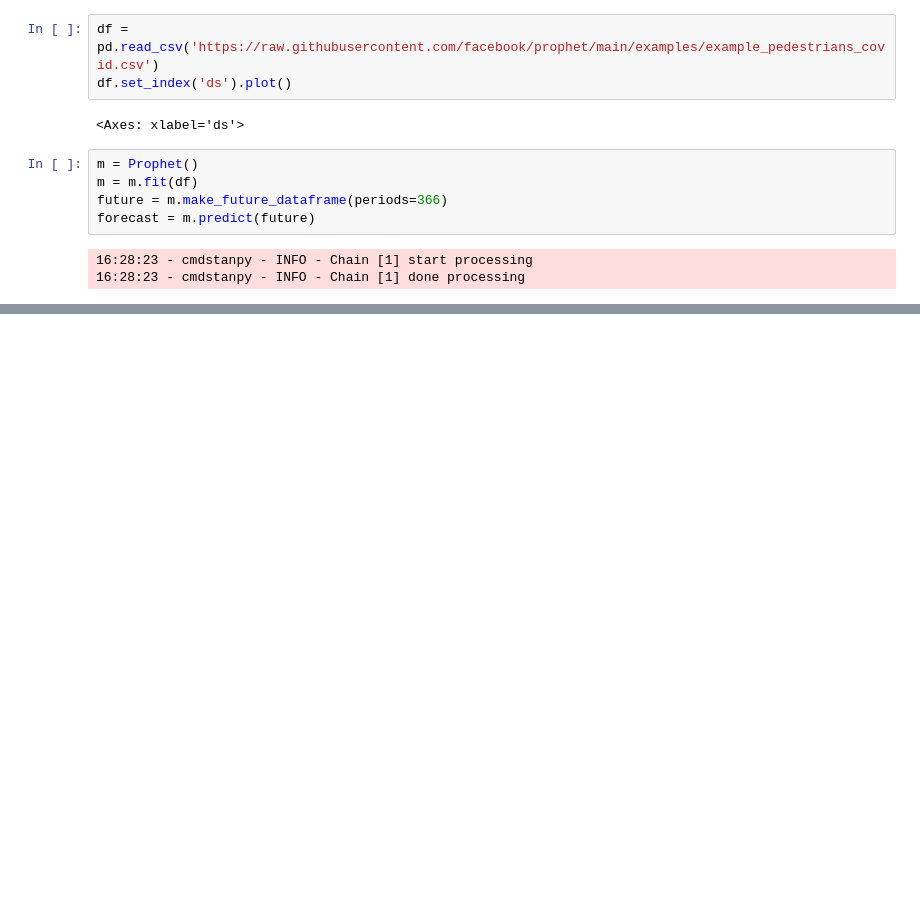
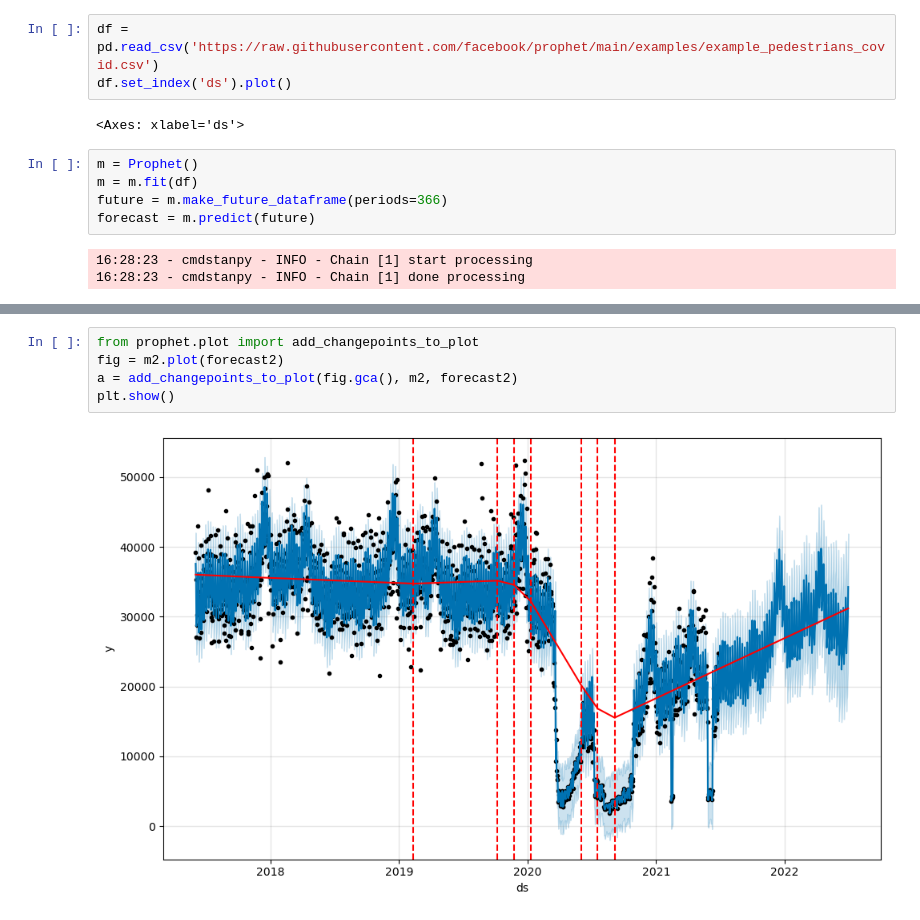
Before and after one commit to ajcryan/FB_Prophet_Project, a Jupyter notebook: FBProphetCovid.ipynb, the cells around one changed output, grey strips where cells are left out. Cells and saved outputs as stored; diff of their text form; blank space fills up the shorter version.

```diff
--- a/FBProphetCovid.ipynb
+++ b/FBProphetCovid.ipynb
@@ -30,0 +80,7 @@ m.plot_components(forecast);
+# %%
+from prophet.plot import add_changepoints_to_plot
+fig = m2.plot(forecast2)
+a = add_changepoints_to_plot(fig.gca(), m2, forecast2)
+plt.show()
+# %% [output]
+[figure, added]
```
Also changed, not shown: parts of 16 cells of this notebook, 1 other file.
